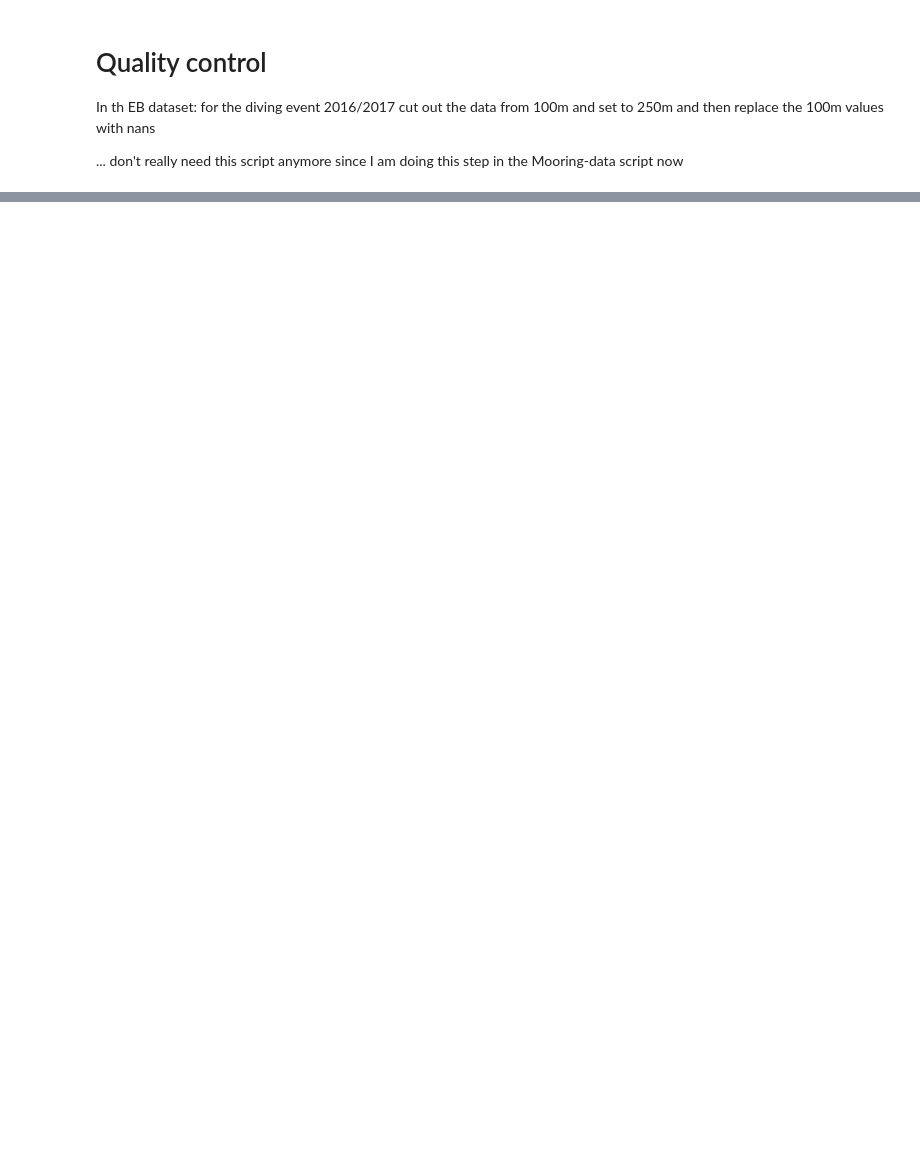
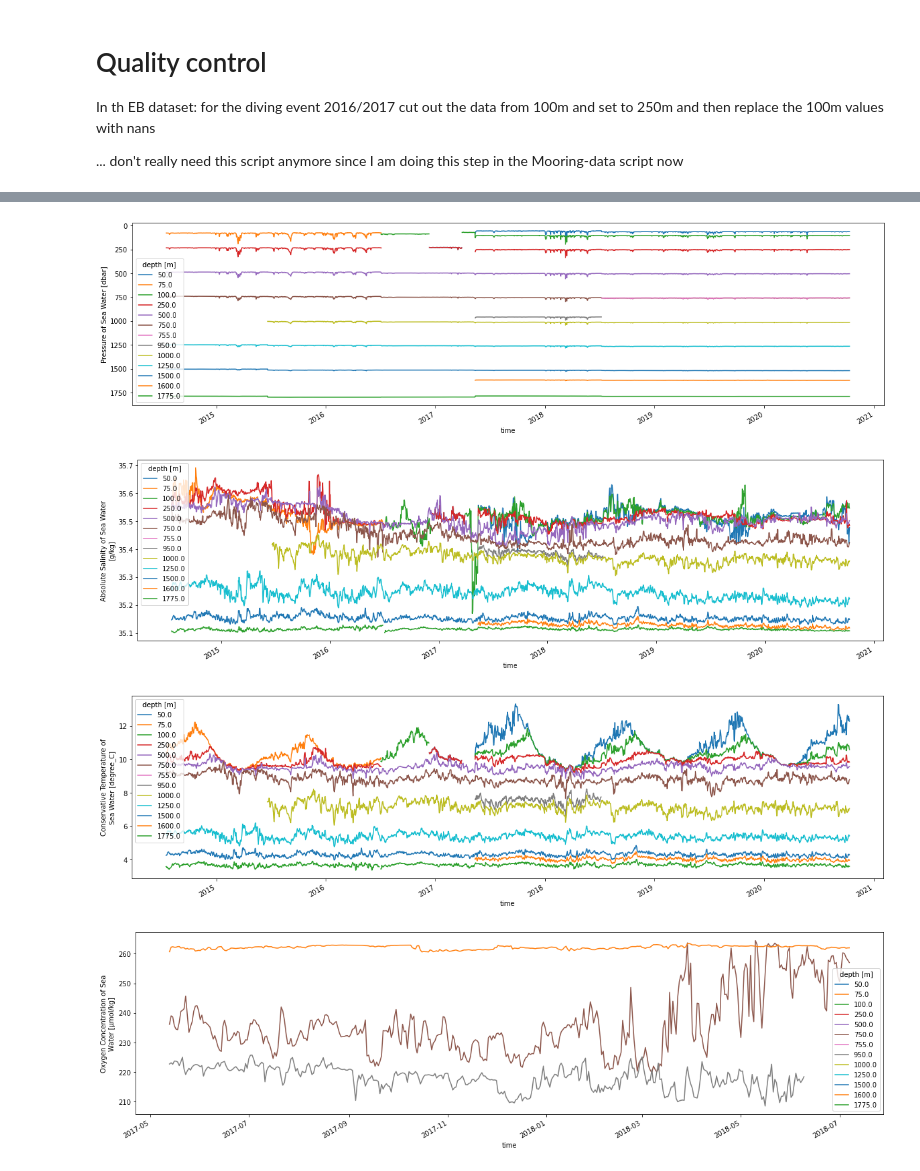
Before and after one commit to Marie-Louise-Korte/Rockall_Trough_MHW, a Jupyter notebook: Quality_control_EB.ipynb, the cells around one changed output, grey strips where cells are left out. Saved outputs shown, nothing was run; the diff lists cells and outputs as text; code cells hidden in the pictures; blank space fills up the shorter version.

```diff
--- a/Quality_control_EB.ipynb
+++ b/Quality_control_EB.ipynb
@@ -115,4 +34,0 @@ ds_eb = ds_eb.drop_sel(depth=[100])
-# %%
-ds_eb = xr.concat([ds_eb, ds_eb75, ds_eb100, ds_eb250, ds_eb755, ds_eb950, ds_eb1000, ds_eb1600], dim='depth')
-# %%
-ds_eb = ds_eb.sortby(ds_eb.depth)
@@ -128,2 +35,4 @@ ds_eb.temp.sel(depth = 100).plot.line(x='time', figsize = (20,5));
 # %%
 ds_eb = ds_eb.resample(time = "1D").mean(keep_attrs=True);
+# %%
+ds_eb = xr.concat([ds_eb, ds_ox], dim = 'moor')
@@ -129,0 +59,2 @@ ds_eb = ds_eb.resample(time = "1D").mean(keep_attrs=True);
+# %%
+ds_eb = ds_eb.mean('moor', keep_attrs=True)
@@ -130 +81,11 @@ ds_eb = ds_eb.resample(time = "1D").mean(keep_attrs=True);
+# %%
+ds_eb.pres.where(ds_eb.pres>0).plot.line(x='time', figsize = (20,5), yincrease = False); #.where(ds.pres>0);
+ds_eb.sal.where(ds_eb.sal>0).plot.line(x='time', figsize = (20,5));
+ds_eb.temp.plot.line(x='time', figsize = (20,5));
+ds_eb.oxy.plot.line(x='time', figsize = (20,5));
+# %% [output]
+[figure, added]
+[figure, added]
+[figure, added]
+[figure, added]
 # %%
```
Also changed, not shown: parts of 25 cells of this notebook, 3 other files.
